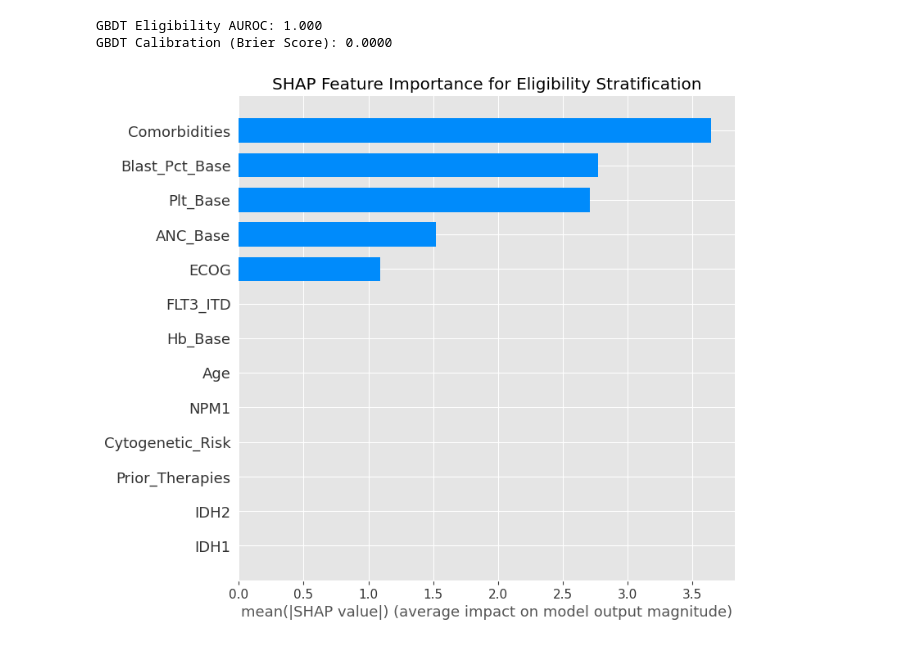
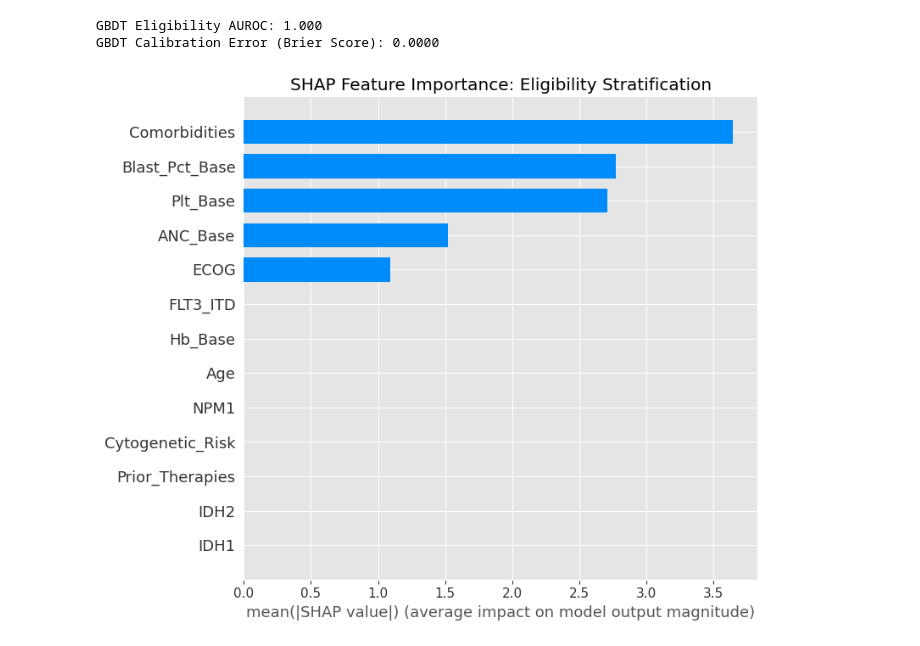
Before and after one commit to liame790/MyeloidOncology_AI, a Jupyter notebook: MyeloidOncology_AI_Framework.ipynb, the cells around one changed output. Cells and saved outputs as stored; diff of their text form; code cells hidden in the pictures.

```diff
--- a/MyeloidOncology_AI_Framework.ipynb
+++ b/MyeloidOncology_AI_Framework.ipynb
@@ -61,35 +84,36 @@ We also apply SHAP (SHapley Additive exPlanations) to provide regulatory transpa
 # %%
-# Features for Eligibility
+# Features for Eligibility Stratification
 elig_features = ['Age', 'ECOG', 'Blast_Pct_Base', 'ANC_Base', 'Plt_Base', 'Hb_Base',
                  'FLT3_ITD', 'IDH1', 'IDH2', 'NPM1', 'Prior_Therapies', 'Comorbidities']
 X_elig = df[elig_features]
 y_elig = df['Eligible']
 
-# Encode categorical feature
+# Encode categorical variables (e.g., Cytogenetic Risk)
 le = LabelEncoder()
 X_elig['Cytogenetic_Risk'] = le.fit_transform(df['Cytogenetic_Risk'])
 
 X_train_e, X_test_e, y_train_e, y_test_e = train_test_split(X_elig, y_elig, test_size=0.2, random_state=seed)
 
 # Train GradientBoostingClassifier
 model_gbdt = GradientBoostingClassifier(n_estimators=100, max_depth=4, learning_rate=0.1, random_state=seed)
 model_gbdt.fit(X_train_e, y_train_e)
 
-# Evaluate
+# Evaluate Discrimination and Calibration
 y_pred_e = model_gbdt.predict_proba(X_test_e)[:, 1]
 auc_e = roc_auc_score(y_test_e, y_pred_e)
 brier_e = brier_score_loss(y_test_e, y_pred_e)
 
 print(f"GBDT Eligibility AUROC: {auc_e:.3f}")
-print(f"GBDT Calibration (Brier Score): {brier_e:.4f}")
+print(f"GBDT Calibration Error (Brier Score): {brier_e:.4f}")
 
 # SHAP Interpretability
 explainer = shap.Explainer(model_gbdt)
 shap_values = explainer(X_test_e)
 shap.summary_plot(shap_values, X_test_e, plot_type="bar", show=False)
-plt.title("SHAP Feature Importance for Eligibility Stratification")
+plt.title("SHAP Feature Importance: Eligibility Stratification")
+plt.tight_layout()
 plt.show()
 # %% [output]
 GBDT Eligibility AUROC: 1.000
-GBDT Calibration (Brier Score): 0.0000
+GBDT Calibration Error (Brier Score): 0.0000
-[figure, old version]
+[figure, new version]
```
Also changed, not shown: parts of 22 cells of this notebook, 2 other files.
